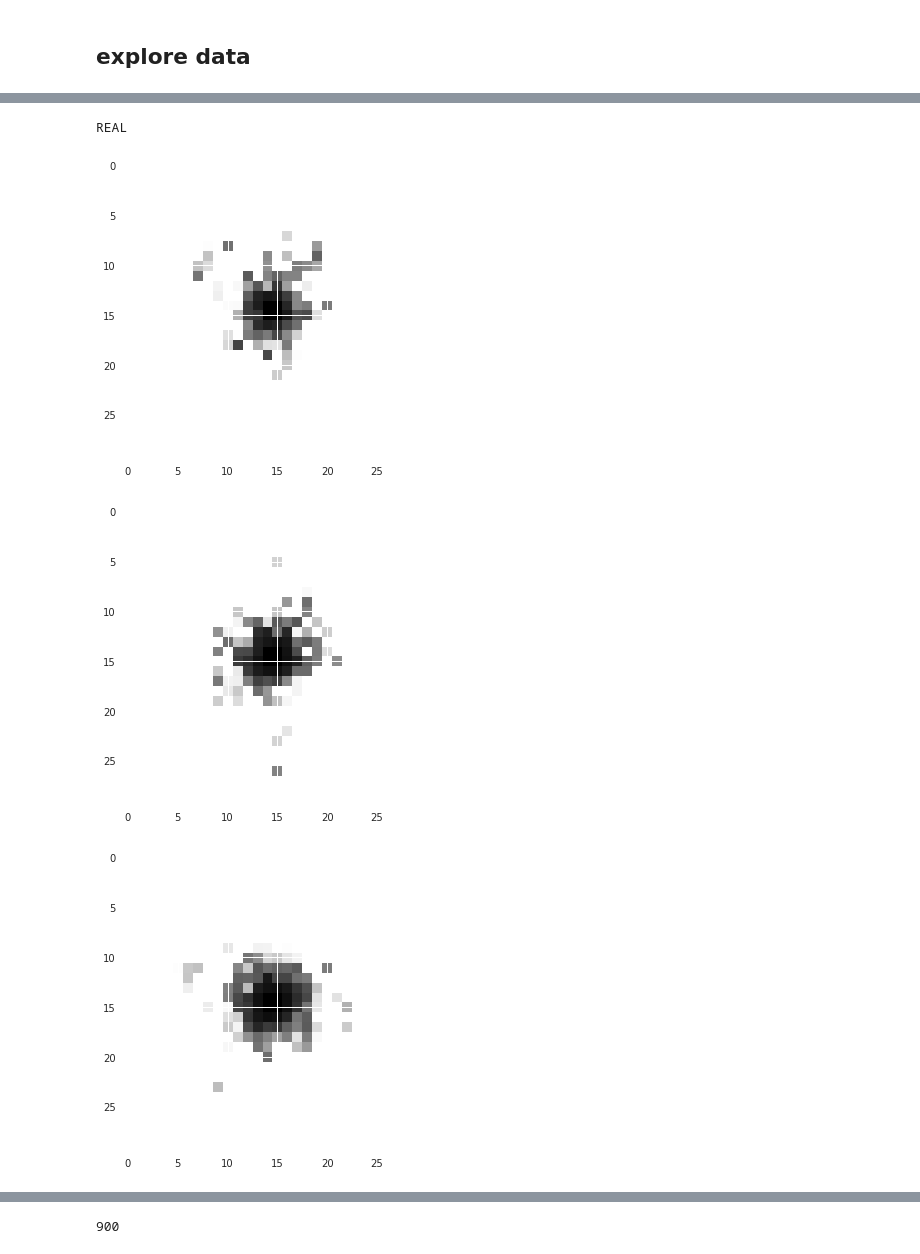
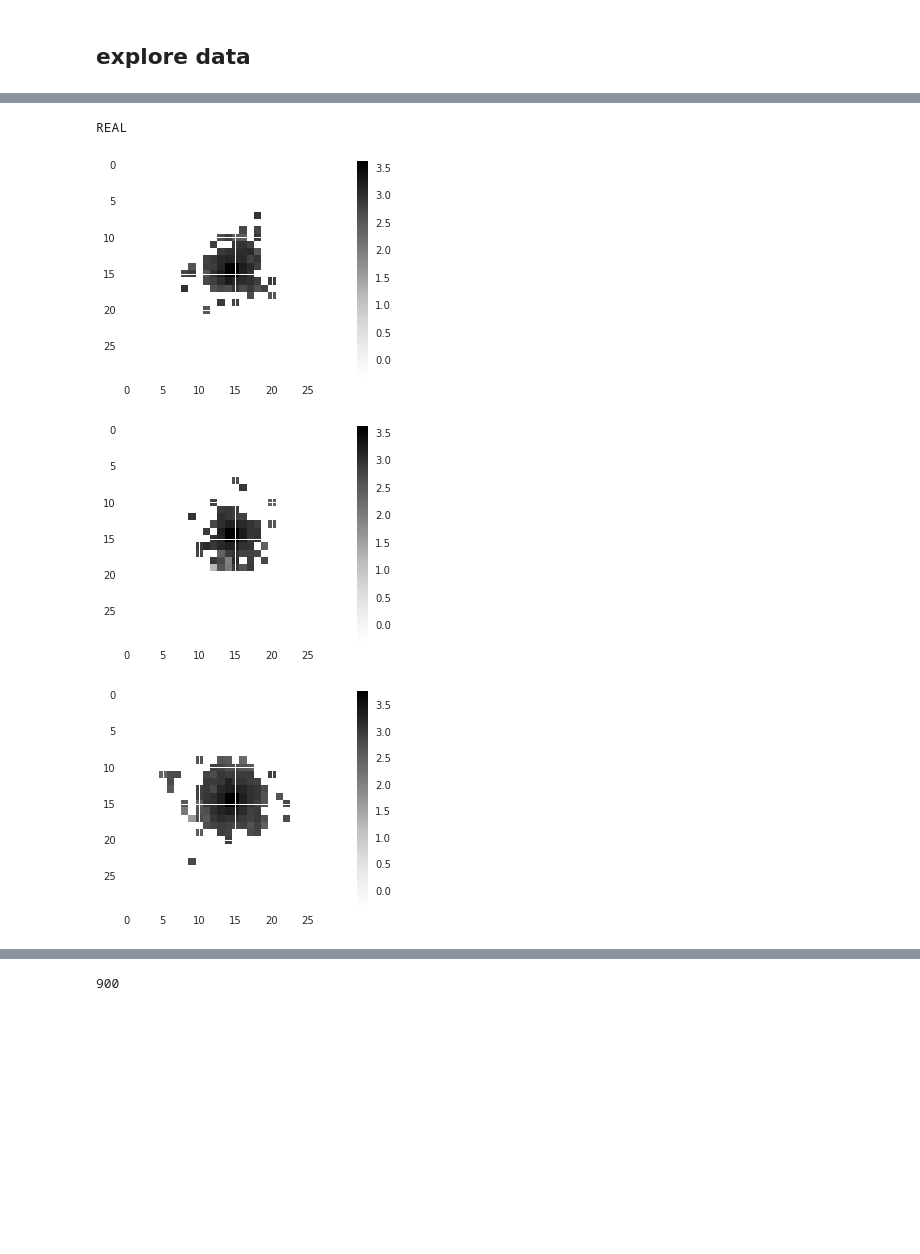
Before and after one commit to sayankotor/GAN_sandbox, a Jupyter notebook: gan-2D-Copy2.ipynb, the cells around one changed output, grey strips where cells are left out. Cells and saved outputs as stored; diff of their text form; code cells hidden in the pictures; blank space fills up the shorter version.

```diff
--- a/gan-2D-Copy2.ipynb
+++ b/gan-2D-Copy2.ipynb
@@ -42,3 +37,0 @@ data_img.shape
-# %%
-data_img = np.log(data_img + 1)
-data_img
@@ -63,4 +38,30 @@ array([[[ 0.,  0.,  0., ...,  0.,  0.,  0.],
-# %%
-data_img = np.log(data_img + 1)
-data_img = np.tanh(data_img)
-flat_data = data_img.reshape((900*10000))
+# %%
+def normalize_response(v):
+    mean_ = np.mean(v,axis=(1,2))
+    std_ = np.std(v,axis=(1,2))
+    return ((v - np.mean(v,axis=(1,2))[:,None,None]) / (np.std(v,axis=(1,2))[:,None,None]+1e-9), mean_,std_)
+
+def normalize_response_mean(v):
+    mean_ = np.mean(v,axis=(0,1,2))
+    std_ = np.std(v,axis=(0,1,2))
+    return ((v - mean_) / std_+1e-9, mean_,std_)
+
+def denormalize_response(v, mean_, std_):
+    answ = []
+    for ind, elem in enumerate(v):
+        #print (elem)
+        answ.append(elem*std_[ind] + mean_[ind])
+    return np.array(answ)
+
+def denormalize_response_mean(v, mean_, std_):
+    answ = []
+    for ind, elem in enumerate(v):
+        #print (np.sum(elem))
+        answ.append(elem*std_ + mean_)
+    return np.array(answ)
+# %%
+a = normalize_response(data_img)
+b = denormalize_response(a[0], a[1], a[2])
+a = normalize_response_mean(data_img)
+print (np.mean(a[1]), np.mean(a[2]))
+b_mean = denormalize_response_mean(a[0], a[1], a[2])
@@ -79,12 +108,13 @@ plt.show()
 # %%
-idxs = np.random.choice(np.arange(100), size=5)
+idxs = np.random.choice(np.arange(100), size=3)
 print ('REAL')
-for ind, elem in enumerate(data_img[idxs]):
+for ind, elem in enumerate(a[0][idxs]):
     #print (np.log(elem+1))
     plt.imshow(elem)
+    plt.colorbar()
     plt.show()
 # %% [output]
 REAL
-[figure, old version]
+[figure, new version]
-[figure, old version]
+[figure, new version]
-[figure, old version]
+[figure, new version]
```
Also changed, not shown: parts of 23 cells of this notebook.
